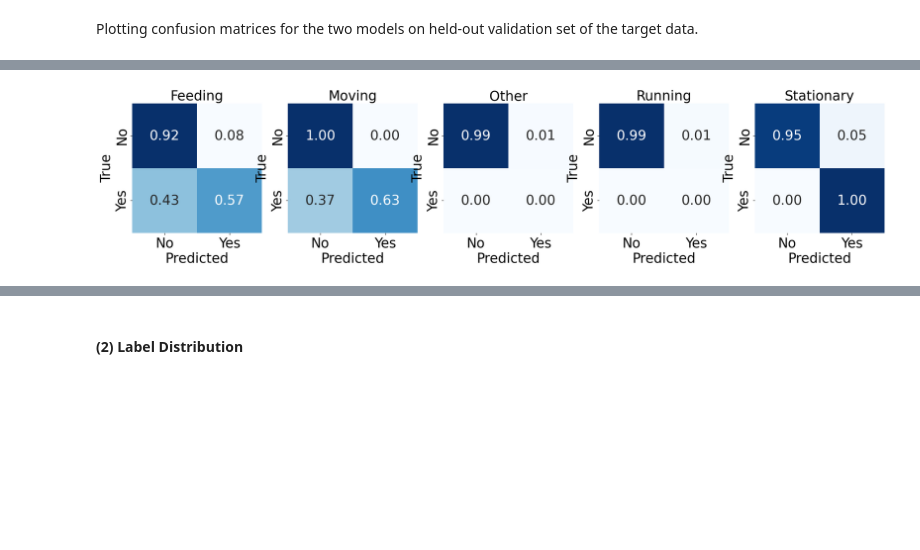
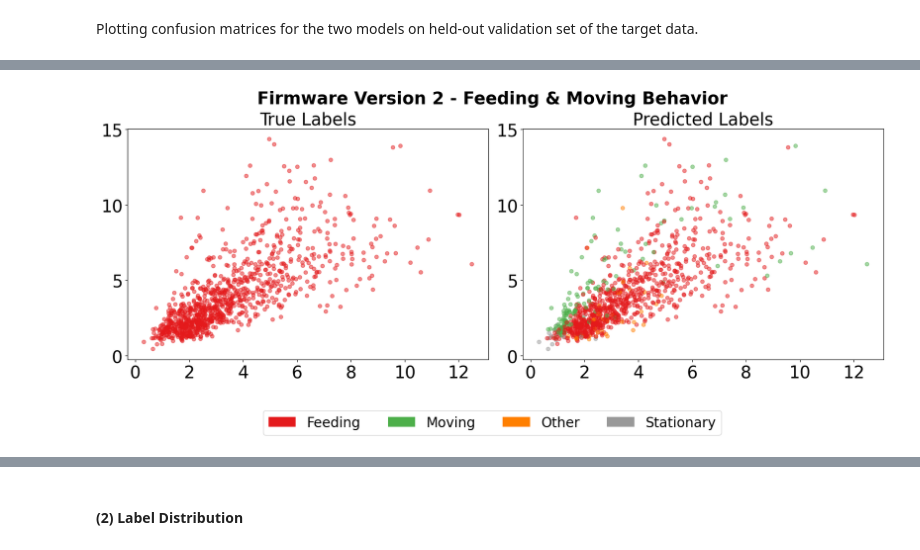
Before and after one commit to medhaaga/BotswanaML, a Jupyter notebook: notebooks/WeakLabels_model.ipynb, the cells around one changed output, grey strips where cells are left out. Cells and saved outputs as stored; diff of their text form; code cells hidden in the pictures; blank space fills up the shorter version.

Commit message:
fixed saved predictions

```diff
--- a/notebooks/WeakLabels_model.ipynb
+++ b/notebooks/WeakLabels_model.ipynb
@@ -98,7 +102,7 @@ args_df = pd.DataFrame([{
     "weight_decay": 0.0,
     "lambda_coral": 1.0,
     "source_test_frac": 0.2,
-    "lambda_target" : 2.0,
+    "lambda_target" : 1.0,
     "lambda_unsup" : 0.0,
     # ---------------- Output ----------------
     "device": 0,
@@ -556,18 +538,80 @@ Plotting confusion matrices for the two models on the entire (weakly) labeled ta
 # %%
 for i, dir_path in enumerate([dir1, dir2]):
+    # Load model
     fixmatch_model = SimpleFeatureNet(X_src.shape[-1], args.feat_dim, len(np.unique(y_src)))
-    fixmatch_model.load_state_dict(torch.load(os.path.join(dir_path, 'model.pt'), map_location=device))
+    fixmatch_model.load_state_dict(
+        torch.load(os.path.join(dir_path, 'model.pt'), map_location=device)
+    )
     fixmatch_model.to(device)
 
-    Xt, yt = RVC_labeled_df.loc[RVC_df.firmware_major_version == (i+2)][Vectronics_feature_cols].values, RVC_labeled_df.loc[RVC_df.firmware_major_version == (i+2)]['behavior'].values
-    yt = np.eye(len(label_encoder.classes_))[label_encoder.transform(yt)]
+    # Extract data for this firmware version
+    mask_fw = (RVC_labeled_df.firmware_major_version == (i+2))
+    Xt_full = RVC_labeled_df.loc[mask_fw, Vectronics_feature_cols].values
+    yt_raw  = RVC_labeled_df.loc[mask_fw, 'behavior'].values
+    yt = np.eye(len(label_encoder.classes_))[label_encoder.transform(yt_raw)]
 
+    # Predictions
     with torch.no_grad():
-        _, logits = fixmatch_model(transform(torch.tensor(Xt, dtype=torch.float32).to(device)))
-        predictions = torch.sigmoid(logits).detach().cpu().numpy()
-        predictions = (predictions >= 0.5).astype(int)
+        _, logits = fixmatch_model(
+            transform(torch.tensor(Xt_full, dtype=torch.float32).to(device))
+        )
+        preds = torch.sigmoid(logits).detach().cpu().numpy()
+        preds = (preds >= 0.5).astype(int)
 
-    make_multilabel_confusion_matrices(y_true=yt,
-                                    y_pred=predictions,
-                                    label_encoder=label_encoder)
+    # Confusion matrices
+    make_multilabel_confusion_matrices(
+        y_true=yt,
+        y_pred=preds,
+        label_encoder=label_encoder
+    )
+
+    # Restrict to classes 0 and 1
+    target_mask = (np.argmax(yt, axis=1) == 0)
+    Xt = Xt_full[target_mask]
+    idx_true = np.argmax(yt[target_mask], axis=1)
+    idx_pred = np.argmax(preds[target_mask], axis=1)
+
+    all_classes = np.unique(np.concatenate([idx_true, idx_pred]))
+    cmap = plt.get_cmap("Set1")
+    norm = plt.Normalize(vmin=min(all_classes), vmax=max(all_classes))
+
+    fig, axs = plt.subplots(
+        1, 2,
+        figsize=(16, 6),
+        constrained_layout=True
+    )
+
+    axs[0].scatter(
+        Xt[:, 0], Xt[:, 1],
+        c=idx_true, cmap=cmap, norm=norm,
+        alpha=0.5, s=30
+    )
+    axs[1].scatter(
+        Xt[:, 0], Xt[:, 1],
+        c=idx_pred, cmap=cmap, norm=norm,
+        alpha=0.5, s=30
+    )
+
+    axs[0].set_title("True Labels")
+    axs[1].set_title("Predicted Labels")
+
+    fig.suptitle(
+        f"Firmware Version {i+2} - Feeding & Moving Behavior",
+        fontsize=25,
+        weight="bold"
+    )
+
+    handles = [
+        Patch(facecolor=cmap(norm(c)), label=label_encoder.inverse_transform([c])[0])
+        for c in all_classes
+    ]
+
+    fig.legend(
+        handles=handles,
+        ncol=len(all_classes),
+        loc="lower center",
+        bbox_to_anchor=(0.5, -0.2)
+    )
+
+    plt.show()
 # %% [output]
@@ -575 +619 @@ for i, dir_path in enumerate([dir1, dir2]):
-[figure, old version]
+[figure, new version]
```
Also changed, not shown: parts of 18 cells of this notebook, 2 other files.
